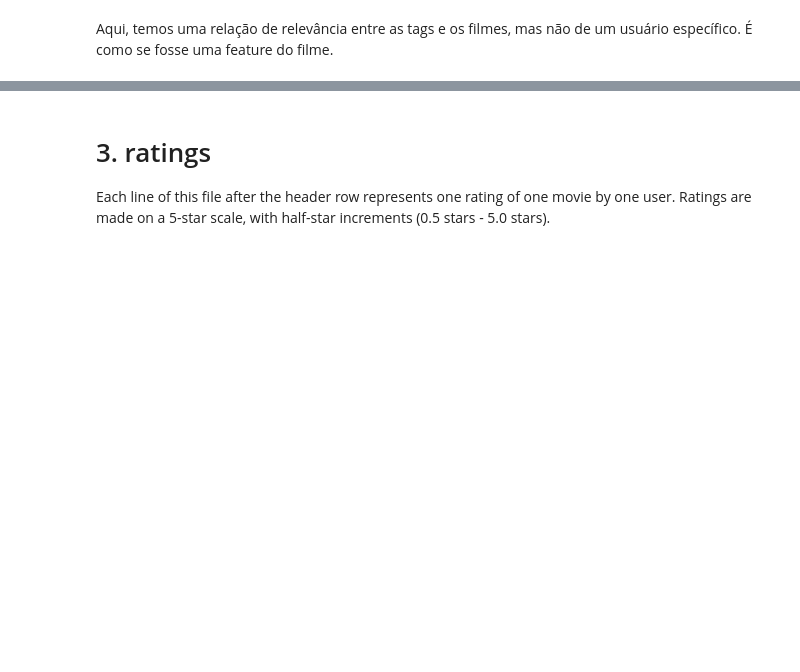
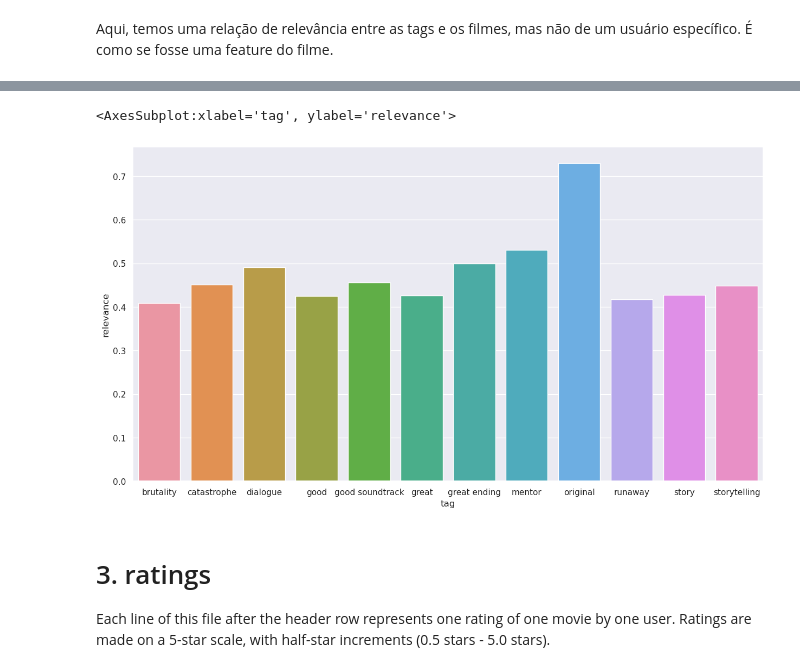
Before and after one commit to MC855FilmesParaTi/machinelearning, a Jupyter notebook: notebooks/1-lfb-initial-data-exploration.ipynb, the cells around one changed output, grey strips where cells are left out. Saved outputs shown, nothing was run; the diff lists cells and outputs as text; code cells hidden in the pictures; blank space fills up the shorter version.

```diff
--- a/notebooks/1-lfb-initial-data-exploration.ipynb
+++ b/notebooks/1-lfb-initial-data-exploration.ipynb
@@ -159,0 +204,5 @@ Aqui, temos uma relação de relevância entre as tags e os filmes, mas não de
+# %%
+indexes = rel_by_tag[rel_by_tag > 0.4].index
+print(len(indexes))
+rel_genome_scores = genome_scores_df.loc[genome_scores_df.tagId.isin(indexes)]
+rel_genome_scores.head()
@@ -159,0 +217,3 @@ Aqui, temos uma relação de relevância entre as tags e os filmes, mas não de
+# %%
+rel_genome_tags = rel_genome_scores.merge(genome_tags_df, on='tagId')
+rel_genome_tags.head()
@@ -159,0 +229,3 @@ Aqui, temos uma relação de relevância entre as tags e os filmes, mas não de
+# %%
+tag_rel_mean = rel_genome_tags.groupby('tag').relevance.mean().reset_index()
+tag_rel_mean.sort_values(by='relevance', ascending=False)
@@ -160,3 +246,9 @@ Aqui, temos uma relação de relevância entre as tags e os filmes, mas não de
+# %%
+plt.figure(figsize=(15, 8))
+sns.barplot(x='tag', y='relevance', data=tag_rel_mean)
+# %% [output]
+<AxesSubplot:xlabel='tag', ylabel='relevance'>
+[figure, added]
 # %% [markdown]
 # 3. ratings
 
```
Also changed, not shown: parts of 29 cells of this notebook.
